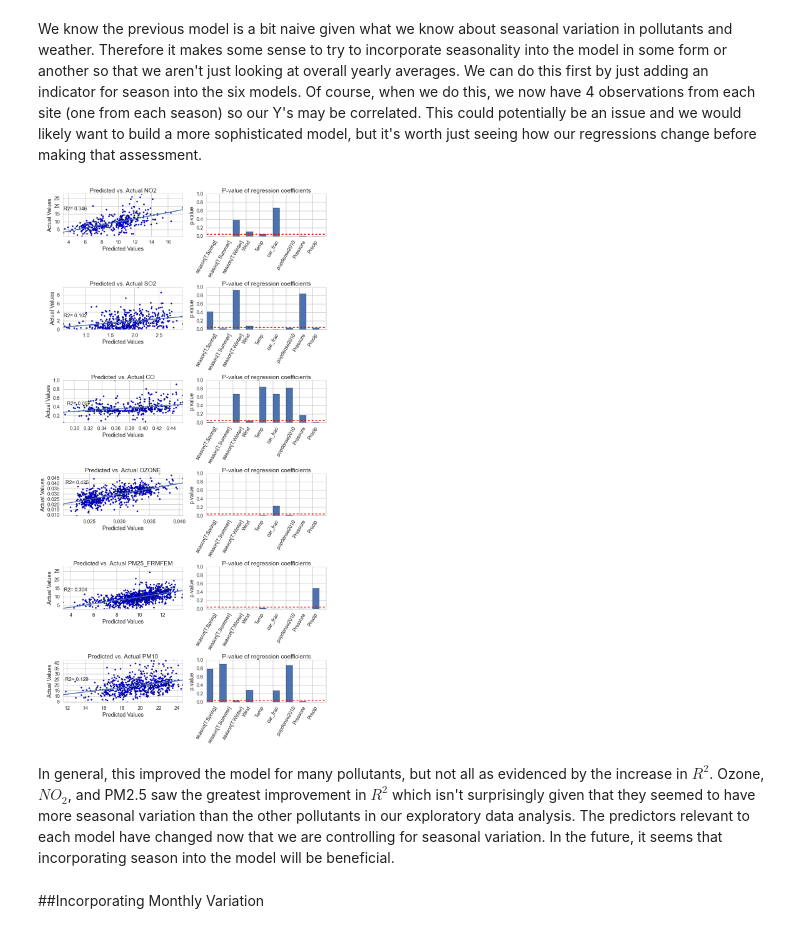
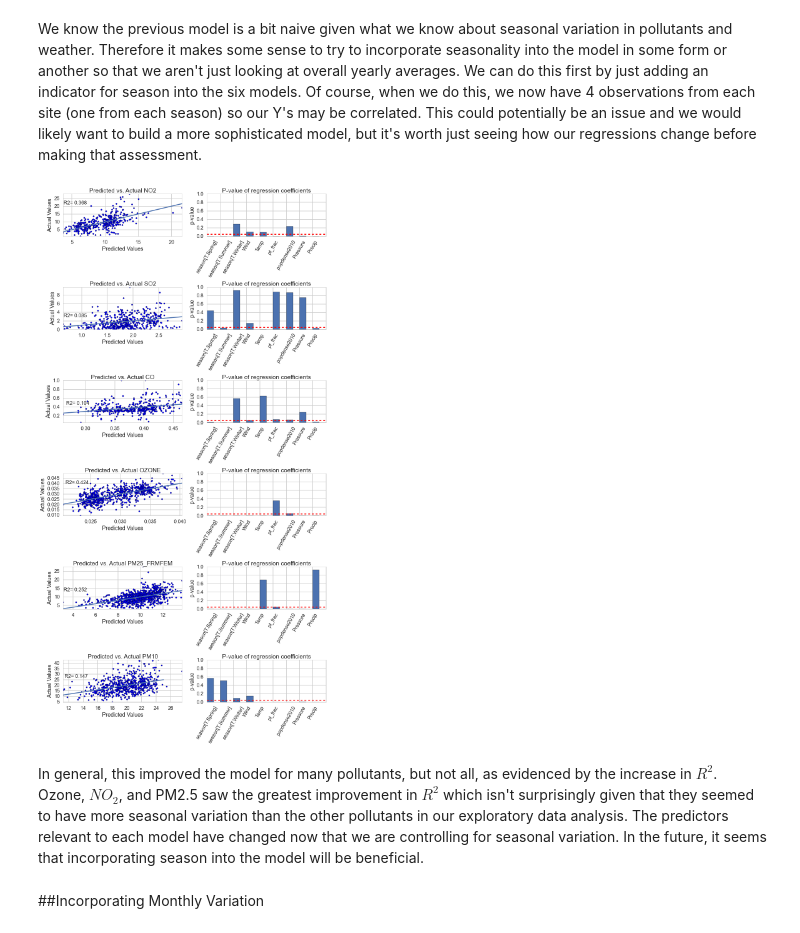
Before and after one commit to mchaffin17/AirPollutionFinalProject, a Jupyter notebook: PredictiveLinearModeling.ipynb, the cells around one changed output. Saved outputs shown, nothing was run; the diff lists cells and outputs as text; code cells hidden in the pictures.

Commit message:
Cleaned modeling

```diff
--- a/PredictiveLinearModeling.ipynb
+++ b/PredictiveLinearModeling.ipynb
@@ -54,12 +54,13 @@ pm25US_y = YearDat[pd.notnull(YearDat['PM25_FRMFEM'])]
 pm10US_y = YearDat[pd.notnull(YearDat['PM10'])]
 # %%
 #Fit each model for each pollutant
-no2_model_y = ols('NO2 ~ Wind + Temp + car_frac + popdense2010 + Pressure + Precip',no2US_y).fit()
-co_model_y = ols('CO ~ Wind + Temp + car_frac + popdense2010 + Pressure + Precip',coUS_y).fit()
-so2_model_y = ols('SO2 ~ Wind + Temp + car_frac + popdense2010 + Pressure + Precip',so2US_y).fit()
-ozone_model_y = ols('OZONE ~ Wind + Temp + car_frac + popdense2010 + Pressure + Precip',ozoneUS_y).fit()
-pm25_model_y = ols('PM25_FRMFEM ~ Wind + Temp + car_frac + popdense2010 + Pressure + Precip',pm25US_y).fit()
-pm10_model_y = ols('PM10 ~ Wind + Temp + car_frac + popdense2010 + Pressure + Precip',pm10US_y).fit()
+#Only using one of the transportation mode variables to avoid multicollinearity
+no2_model_y = ols('NO2 ~ Wind + Temp + pt_frac + popdense2010 + Pressure + Precip',no2US_y).fit()
+co_model_y = ols('CO ~ Wind + Temp + pt_frac + popdense2010 + Pressure + Precip',coUS_y).fit()
+so2_model_y = ols('SO2 ~ Wind + Temp + pt_frac + popdense2010 + Pressure + Precip',so2US_y).fit()
+ozone_model_y = ols('OZONE ~ Wind + Temp + pt_frac + popdense2010 + Pressure + Precip',ozoneUS_y).fit()
+pm25_model_y = ols('PM25_FRMFEM ~ Wind + Temp + pt_frac + popdense2010 + Pressure + Precip',pm25US_y).fit()
+pm10_model_y = ols('PM10 ~ Wind + Temp + pt_frac + popdense2010 + Pressure + Precip',pm10US_y).fit()
 # %%
 #Make a visualization of each regresion
 #Go through each model storing each model in a list twice
@@ -121,43 +122,45 @@ pm25US_s = SeasonDat[pd.notnull(SeasonDat['PM25_FRMFEM'])]
 pm10US_s = SeasonDat[pd.notnull(SeasonDat['PM10'])]
 # %%
 #Fit all the models
-no2_model_s = ols('NO2 ~ Wind + Temp + car_frac + popdense2010 + Pressure + Precip+season',no2US_s).fit()
-co_model_s = ols('CO ~ Wind + Temp + car_frac + popdense2010 + Pressure + Precip+season',coUS_s).fit()
-so2_model_s = ols('SO2 ~ Wind + Temp + car_frac + popdense2010 + Pressure + Precip+season',so2US_s).fit()
-ozone_model_s = ols('OZONE ~ Wind + Temp + car_frac + popdense2010 + Pressure + Precip+season',ozoneUS_s).fit()
-pm25_model_s = ols('PM25_FRMFEM ~ Wind + Temp + car_frac + popdense2010 + Pressure + Precip+season',pm25US_s).fit()
-pm10_model_s= ols('PM10 ~ Wind + Temp + car_frac + popdense2010 + Pressure + Precip+season',pm10US_s).fit()
+no2_model_s = ols('NO2 ~ Wind + Temp + pt_frac + popdense2010 + Pressure + Precip+season',no2US_s).fit()
+co_model_s = ols('CO ~ Wind + Temp + pt_frac + popdense2010 + Pressure + Precip+season',coUS_s).fit()
+so2_model_s = ols('SO2 ~ Wind + Temp + pt_frac + popdense2010 + Pressure + Precip+season',so2US_s).fit()
+ozone_model_s = ols('OZONE ~ Wind + Temp + pt_frac + popdense2010 + Pressure + Precip+season',ozoneUS_s).fit()
+pm25_model_s = ols('PM25_FRMFEM ~ Wind + Temp + pt_frac + popdense2010 + Pressure + Precip+season',pm25US_s).fit()
+pm10_model_s= ols('PM10 ~ Wind + Temp + pt_frac + popdense2010 + Pressure + Precip+season',pm10US_s).fit()
 # %%
 #Same as the yearly code to make images
+rmse_allpred = {}
 models_to_loop=[('NO2',no2_model_s,no2US_s),('NO2',no2_model_s,no2US_s),('SO2',so2_model_s,so2US_s),('SO2',so2_model_s,so2US_s),
                 ('CO',co_model_s,coUS_s),('CO',co_model_s,coUS_s),('OZONE',ozone_model_s,ozoneUS_s),('OZONE',ozone_model_s,ozoneUS_s),
                 ('PM25_FRMFEM',pm25_model_s,pm25US_s),('PM25_FRMFEM',pm25_model_s,pm25US_s),('PM10',pm10_model_s,pm10US_s),('PM10',pm10_model_s,pm10US_s)]
 fig, axes = plt.subplots(nrows=6, ncols=2, figsize=(13, 25))
 fig.set_tight_layout(True)
 
 count = 0
 for ax,j in zip(axes.ravel(),models_to_loop):
     count += 1
     if count % 2 != 0:
         ax.scatter(j[1].predict(),j[2][[j[0],'Wind','Temp','pt_frac','popdense2010','Pressure','Precip']].dropna()[j[0]])
         ax.plot([0,25], [0,25])
         ax.set_ylim((j[2][[j[0],'Wind','Temp','pt_frac','popdense2010','Pressure','Precip']].dropna()[j[0]]).min(),(j[2][[j[0],'Wind','Temp','pt_frac','popdense2010','Pressure','Precip']].dropna()[j[0]]).max())
         ax.set_xlim(j[1].predict().min(),j[1].predict().max())
         ax.set_ylabel('Actual Values')
         ax.set_xlabel('Predicted Values')
         ax.annotate('R2= '+str(round(j[1].rsquared,3)),xy=(j[1].predict().min()*1.02,j[1].predict().max()*.98),xytext=(j[1].predict().min()*1.02,j[1].predict().max()*.98),fontsize=16)
         ax.set_title('Predicted vs. Actual '+j[0])
     else:
         ax.bar([0,1,2,3,4,5,6,7,8],(sp.stats.t.sf(np.abs(j[1].tvalues), j[1].nobs-1)*2)[1:],.5)
         ax.set_ylim(0,1)
         ax.set_xticklabels(list(j[1].params.index)[1:],rotation=60,ha='center')
         ax.set_ylabel('p-value')
         ax.set_title('P-value of regression coefficients')
         ax.axhline(0.05,color='red',ls='--')
+    rmse_allpred[j[0]]=np.mean((j[2][[j[0],'Wind','Temp','pt_frac','popdense2010','Pressure','Precip']].dropna()[j[0]] - j[1].predict()) ** 2)
 # %% [output]
-[figure, old version]
+[figure, new version]
 # %% [markdown]
-In general, this improved the model for many pollutants, but not all as evidenced by the increase in $R^2$. Ozone, $NO_2$, and PM2.5 saw the greatest improvement in $R^2$ which isn't surprisingly given that they seemed to have more seasonal variation than the other pollutants in our exploratory data analysis. The predictors relevant to each model have changed now that we are controlling for seasonal variation. In the future, it seems that incorporating season into the model will be beneficial.
+In general, this improved the model for many pollutants, but not all, as evidenced by the increase in $R^2$. Ozone, $NO_2$, and PM2.5 saw the greatest improvement in $R^2$ which isn't surprisingly given that they seemed to have more seasonal variation than the other pollutants in our exploratory data analysis. The predictors relevant to each model have changed now that we are controlling for seasonal variation. In the future, it seems that incorporating season into the model will be beneficial.
 # %% [markdown]
 ##Incorporating Monthly Variation
 # %% [markdown]
```
Also changed, not shown: parts of 23 cells of this notebook.
